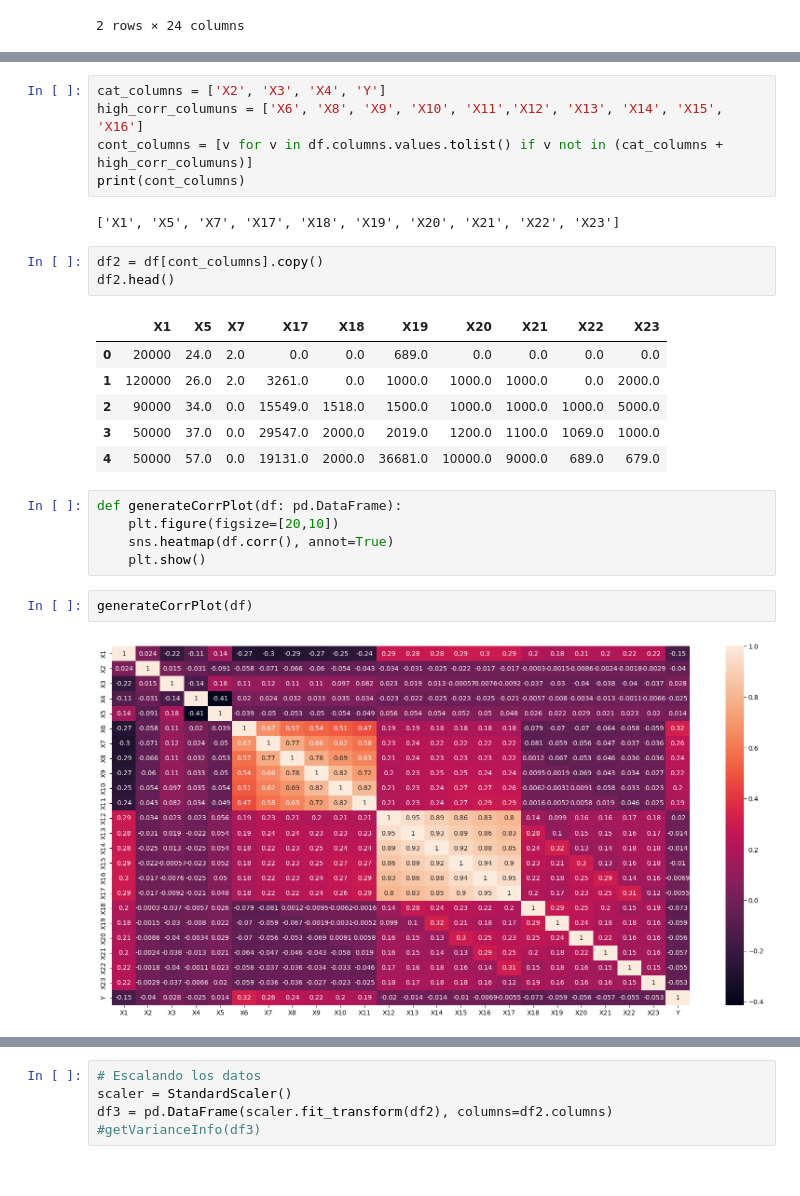
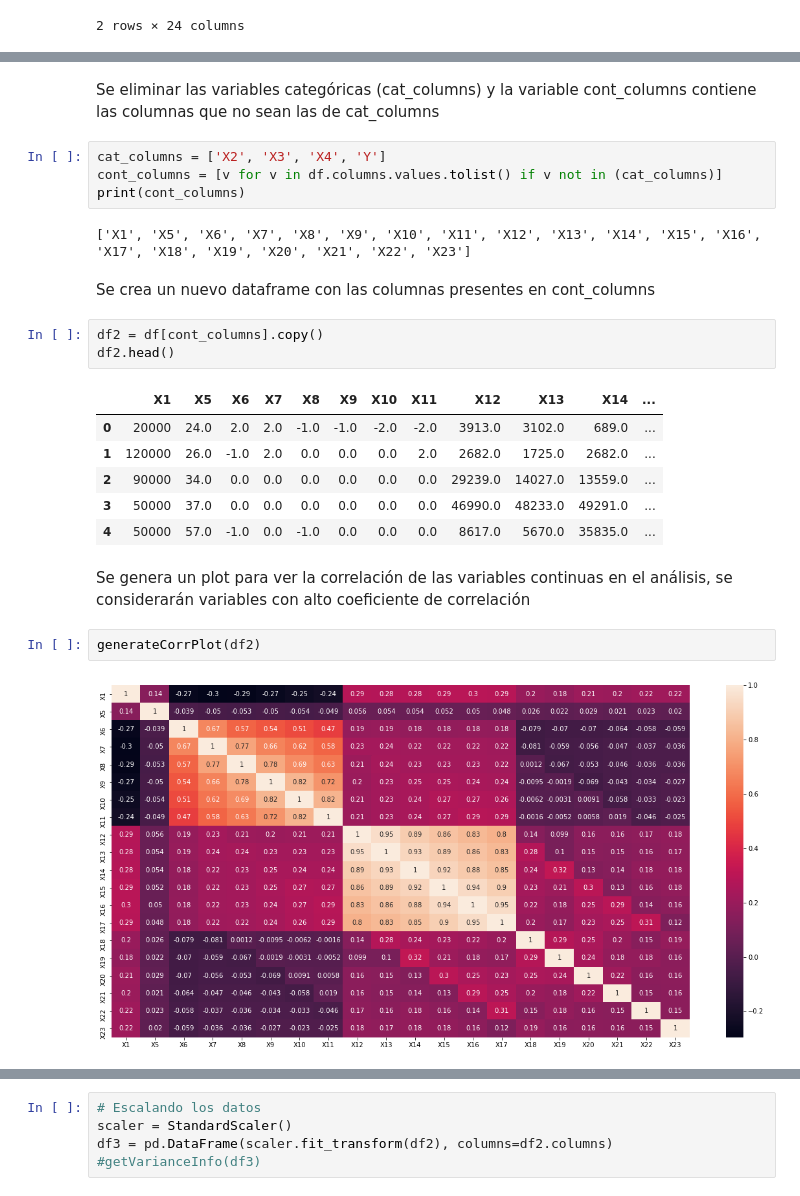
Before and after one commit to PosgradoMNA/actividades-del-projecto-cad_equipo_11, a Jupyter notebook: notebooks/week4_pca.ipynb, the cells around one changed output, grey strips where cells are left out. Drawn from its saved outputs; the diff is of its cells as text.

```diff
--- a/notebooks/week4_pca.ipynb
+++ b/notebooks/week4_pca.ipynb
@@ -20,26 +52,26 @@ df.head(2)
+# %% [markdown]
+Se eliminar las variables categóricas (cat_columns) y la variable cont_columns contiene las columnas que no sean las de cat_columns
 # %%
 cat_columns = ['X2', 'X3', 'X4', 'Y']
-high_corr_columuns = ['X6', 'X8', 'X9', 'X10', 'X11','X12', 'X13', 'X14', 'X15', 'X16']
-cont_columns = [v for v in df.columns.values.tolist() if v not in (cat_columns + high_corr_columuns)]
+cont_columns = [v for v in df.columns.values.tolist() if v not in (cat_columns)]
 print(cont_columns)
 # %% [output]
-['X1', 'X5', 'X7', 'X17', 'X18', 'X19', 'X20', 'X21', 'X22', 'X23']
+['X1', 'X5', 'X6', 'X7', 'X8', 'X9', 'X10', 'X11', 'X12', 'X13', 'X14', 'X15', 'X16', 'X17', 'X18', 'X19', 'X20', 'X21', 'X22', 'X23']
+# %% [markdown]
+Se crea un nuevo dataframe con las columnas presentes en cont_columns
 # %%
 df2 = df[cont_columns].copy()
 df2.head()
 # %% [output]
-|  | X1 | X5 | X7 | X17 | X18 | X19 | X20 | X21 | X22 | X23 |
-| 0 | 20000 | 24.0 | 2.0 | 0.0 | 0.0 | 689.0 | 0.0 | 0.0 | 0.0 | 0.0 |
-| 1 | 120000 | 26.0 | 2.0 | 3261.0 | 0.0 | 1000.0 | 1000.0 | 1000.0 | 0.0 | 2000.0 |
-| 2 | 90000 | 34.0 | 0.0 | 15549.0 | 1518.0 | 1500.0 | 1000.0 | 1000.0 | 1000.0 | 5000.0 |
-| 3 | 50000 | 37.0 | 0.0 | 29547.0 | 2000.0 | 2019.0 | 1200.0 | 1100.0 | 1069.0 | 1000.0 |
-| 4 | 50000 | 57.0 | 0.0 | 19131.0 | 2000.0 | 36681.0 | 10000.0 | 9000.0 | 689.0 | 679.0 |
+|  | X1 | X5 | X6 | X7 | X8 | X9 | X10 | X11 | X12 | X13 | X14 | ... |
+| 0 | 20000 | 24.0 | 2.0 | 2.0 | -1.0 | -1.0 | -2.0 | -2.0 | 3913.0 | 3102.0 | 689.0 | ... |
+| 1 | 120000 | 26.0 | -1.0 | 2.0 | 0.0 | 0.0 | 0.0 | 2.0 | 2682.0 | 1725.0 | 2682.0 | ... |
+| 2 | 90000 | 34.0 | 0.0 | 0.0 | 0.0 | 0.0 | 0.0 | 0.0 | 29239.0 | 14027.0 | 13559.0 | ... |
+| 3 | 50000 | 37.0 | 0.0 | 0.0 | 0.0 | 0.0 | 0.0 | 0.0 | 46990.0 | 48233.0 | 49291.0 | ... |
+| 4 | 50000 | 57.0 | -1.0 | 0.0 | -1.0 | 0.0 | 0.0 | 0.0 | 8617.0 | 5670.0 | 35835.0 | ... |
-# %%
-def generateCorrPlot(df: pd.DataFrame):
-    plt.figure(figsize=[20,10])
-    sns.heatmap(df.corr(), annot=True)
-    plt.show()
+# %% [markdown]
+Se genera un plot para ver la correlación de las variables continuas en el análisis, se considerarán variables con alto coeficiente de correlación
 # %%
-generateCorrPlot(df)
+generateCorrPlot(df2)
 # %% [output]
-[figure, old version]
+[figure, new version]
```
Also changed, not shown: parts of 31 cells of this notebook.
